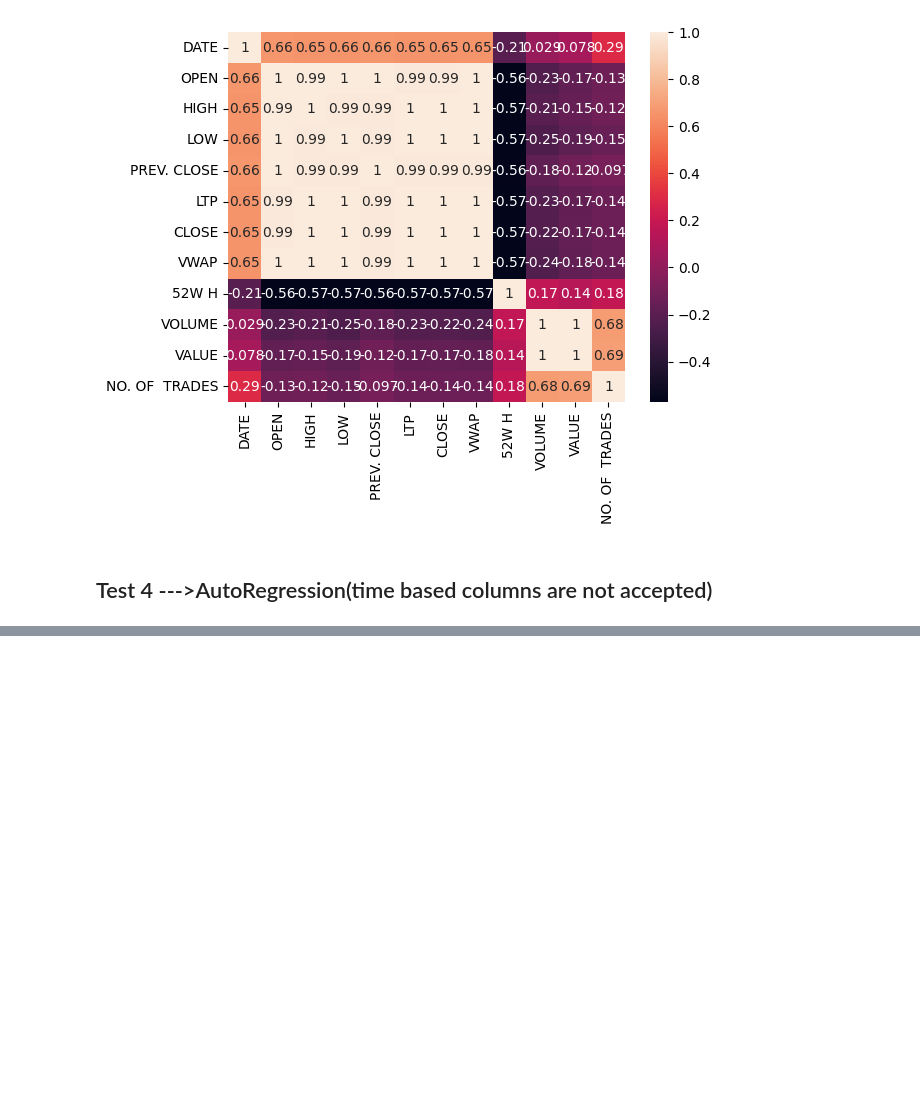
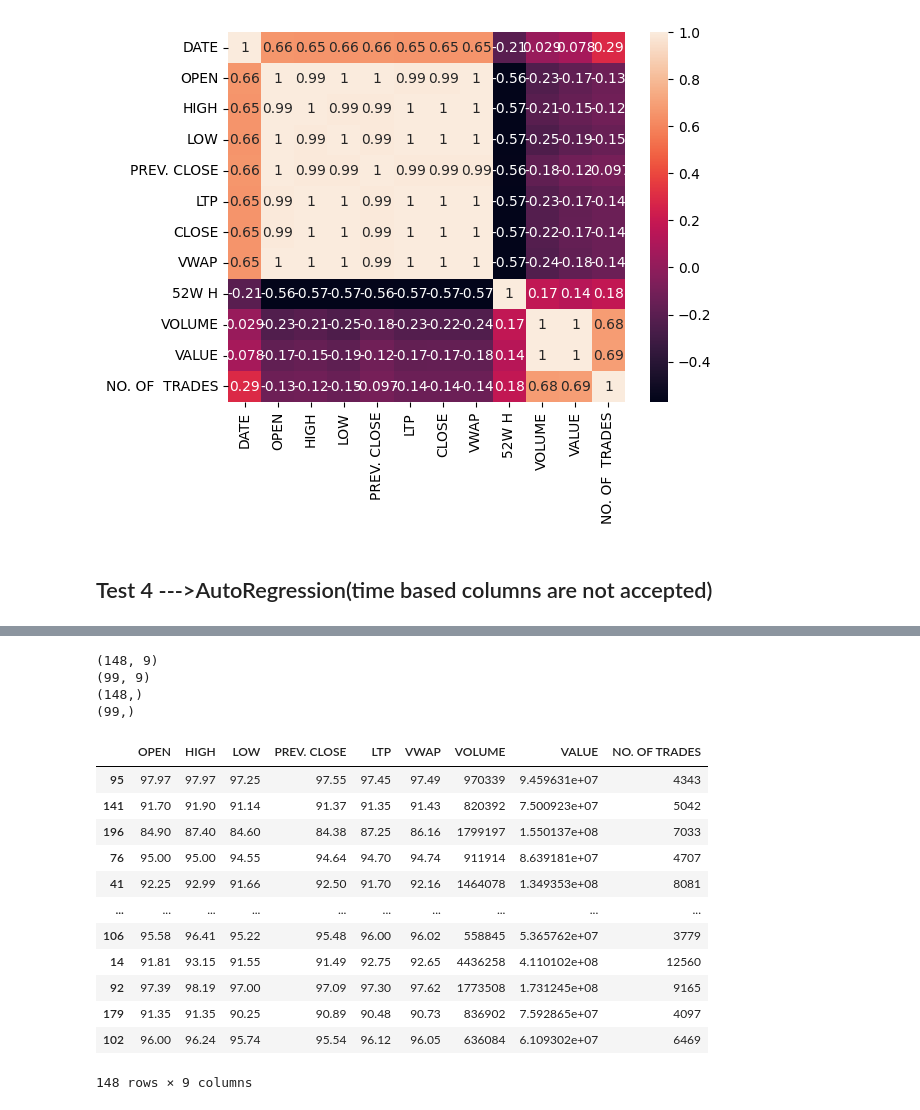
Before and after one commit to vinothkumard2006-ai/PGINVIT-project, a Jupyter notebook: PGINVIT.ipynb, the cells around one changed output, grey strips where cells are left out. Cells and saved outputs as stored; diff of their text form; code cells hidden in the pictures; blank space fills up the shorter version.

```diff
--- a/PGINVIT.ipynb
+++ b/PGINVIT.ipynb
@@ -192,0 +254,29 @@ plt.show()
+# %%
+# split the data
+X_train,X_test,Y_train,Y_test=train_test_split(X,Y,test_size=0.40,shuffle=True,random_state=42)
+# %%
+print(X_train.shape)
+print(X_test.shape)
+print(Y_train.shape)
+print(Y_test.shape)
+# %% [output]
+(148, 9)
+(99, 9)
+(148,)
+(99,)
+# %%
+X_train
+# %% [output]
+|  | OPEN | HIGH | LOW | PREV. CLOSE | LTP | VWAP | VOLUME | VALUE | NO. OF TRADES |
+| 95 | 97.97 | 97.97 | 97.25 | 97.55 | 97.45 | 97.49 | 970339 | 9.459631e+07 | 4343 |
+| 141 | 91.70 | 91.90 | 91.14 | 91.37 | 91.35 | 91.43 | 820392 | 7.500923e+07 | 5042 |
+| 196 | 84.90 | 87.40 | 84.60 | 84.38 | 87.25 | 86.16 | 1799197 | 1.550137e+08 | 7033 |
+| 76 | 95.00 | 95.00 | 94.55 | 94.64 | 94.70 | 94.74 | 911914 | 8.639181e+07 | 4707 |
+| 41 | 92.25 | 92.99 | 91.66 | 92.50 | 91.70 | 92.16 | 1464078 | 1.349353e+08 | 8081 |
+| ... | ... | ... | ... | ... | ... | ... | ... | ... | ... |
+| 106 | 95.58 | 96.41 | 95.22 | 95.48 | 96.00 | 96.02 | 558845 | 5.365762e+07 | 3779 |
+| 14 | 91.81 | 93.15 | 91.55 | 91.49 | 92.75 | 92.65 | 4436258 | 4.110102e+08 | 12560 |
+| 92 | 97.39 | 98.19 | 97.00 | 97.09 | 97.30 | 97.62 | 1773508 | 1.731245e+08 | 9165 |
+| 179 | 91.35 | 91.35 | 90.25 | 90.89 | 90.48 | 90.73 | 836902 | 7.592865e+07 | 4097 |
+| 102 | 96.00 | 96.24 | 95.74 | 95.54 | 96.12 | 96.05 | 636084 | 6.109302e+07 | 6469 |
+148 rows × 9 columns
```
Also changed, not shown: parts of 40 cells of this notebook, 1 other file.
